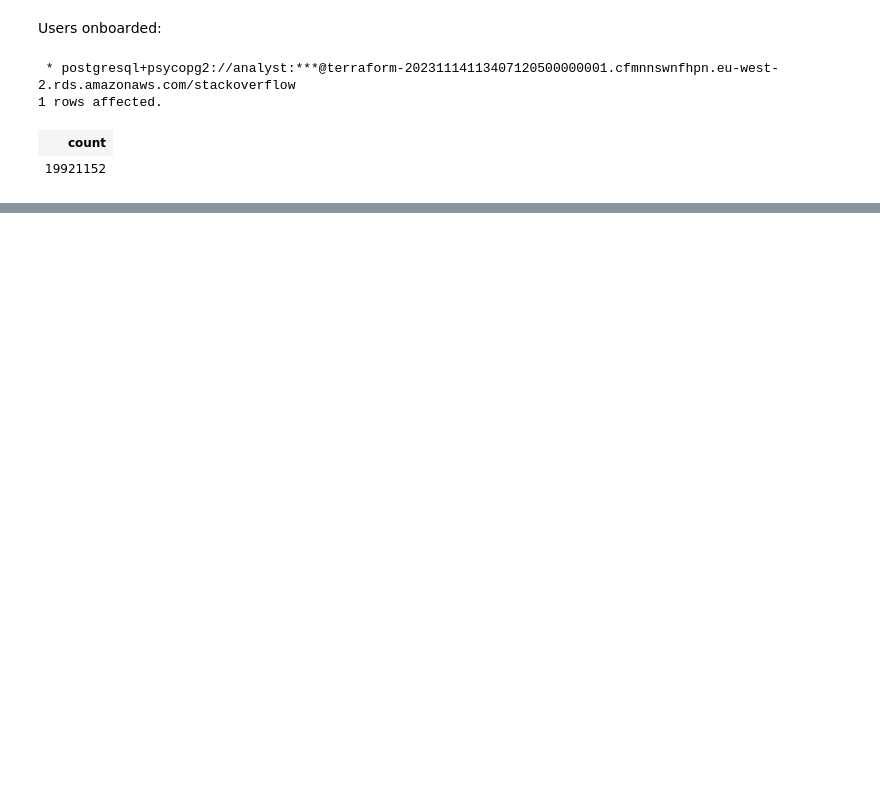
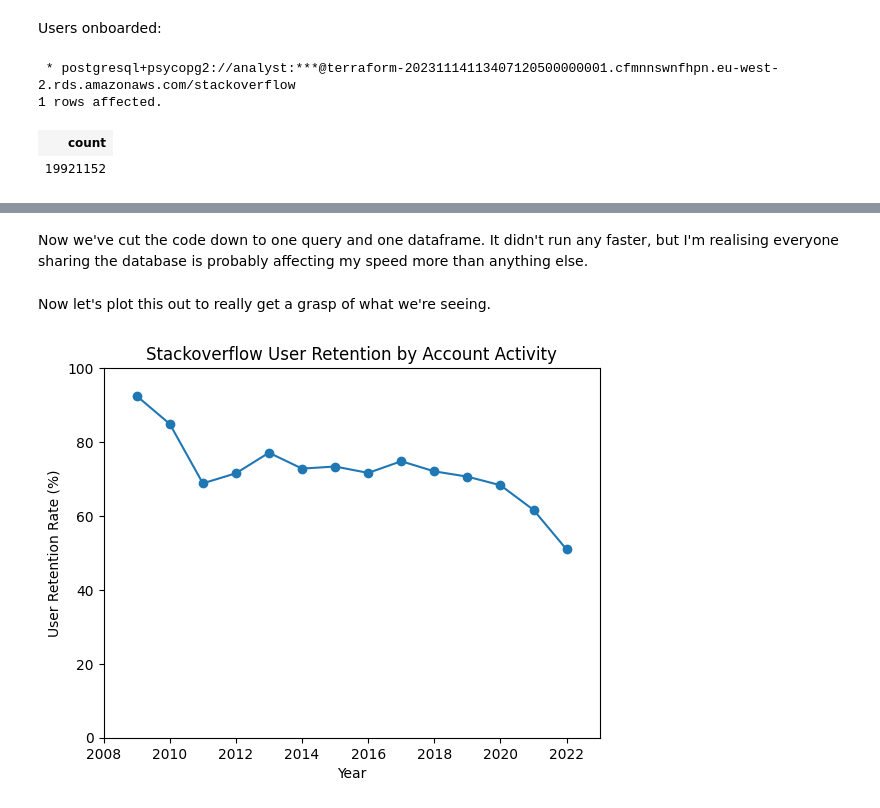
Before and after one commit to agelern/sql-for-data-processing-and-analysis, a Jupyter notebook: stackoverflow_project/heart_start.ipynb, the cells around one changed output, grey strips where cells are left out. Saved outputs shown, nothing was run; the diff lists cells and outputs as text; code cells hidden in the pictures; blank space fills up the shorter version.

Commit message:
HEART Analysis for Stackoverflow completeish

```diff
--- a/stackoverflow_project/heart_start.ipynb
+++ b/stackoverflow_project/heart_start.ipynb
@@ -113,0 +181,8 @@ users_onboarded = pd.read_sql(sql_query_2, conn)
+# %%
+sql_query_4 = """
+SELECT COUNT(*)
+FROM users
+"""
+users_at_end = pd.read_sql(sql_query_4, conn)
+
+print(users_at_end)
@@ -113,0 +576,25 @@ users_onboarded = pd.read_sql(sql_query_2, conn)
+# %%
+urr_dict = {}
+
+for year in range(2009, 2023):
+    query = f"""
+        SELECT
+            SUM(CASE WHEN DATE_PART('year', last_access_date) >= {year} AND DATE_PART('year', creation_date) <= {year} THEN 1 ELSE 0 END) AS users_at_end,
+            SUM(CASE WHEN DATE_PART('year', creation_date) = {year} THEN 1 ELSE 0 END) AS users_onboarded,
+            SUM(CASE WHEN DATE_PART('year', creation_date) < {year} AND DATE_PART('year', last_access_date) >= {year-1} THEN 1 ELSE 0 END) AS users_at_start
+        FROM
+            users;
+    """
+
+    result = pd.read_sql(query, conn)
+
+    end_count = result['users_at_end'][0]
+    onboarded_count = result['users_onboarded'][0]
+    start_count = result['users_at_start'][0]
+
+    urr = float(round((end_count - onboarded_count) / start_count * 100, 2))
+
+    print(f'User retention rate {year}: {urr}%')
+    urr_dict[year] = urr
+
+print(urr_dict)
@@ -113,0 +617,13 @@ users_onboarded = pd.read_sql(sql_query_2, conn)
+# %% [markdown]
+Now we've cut the code down to one query and one dataframe. It didn't run any faster, but I'm realising everyone sharing the database is probably affecting my speed more than anything else.
+# %% [markdown]
+Now let's plot this out to really get a grasp of what we're seeing.
+# %%
+plt.plot(urr_dict.keys(), urr_dict.values(), 'o-')
+plt.axis((2008, 2023, 0, 100))
+plt.title('Stackoverflow User Retention by Account Activity')
+plt.xlabel('Year')
+plt.ylabel('User Retention Rate (%)')
+plt.show()
+# %% [output]
+[figure, added]
```
Also changed, not shown: parts of 88 cells of this notebook, 1 other file.
